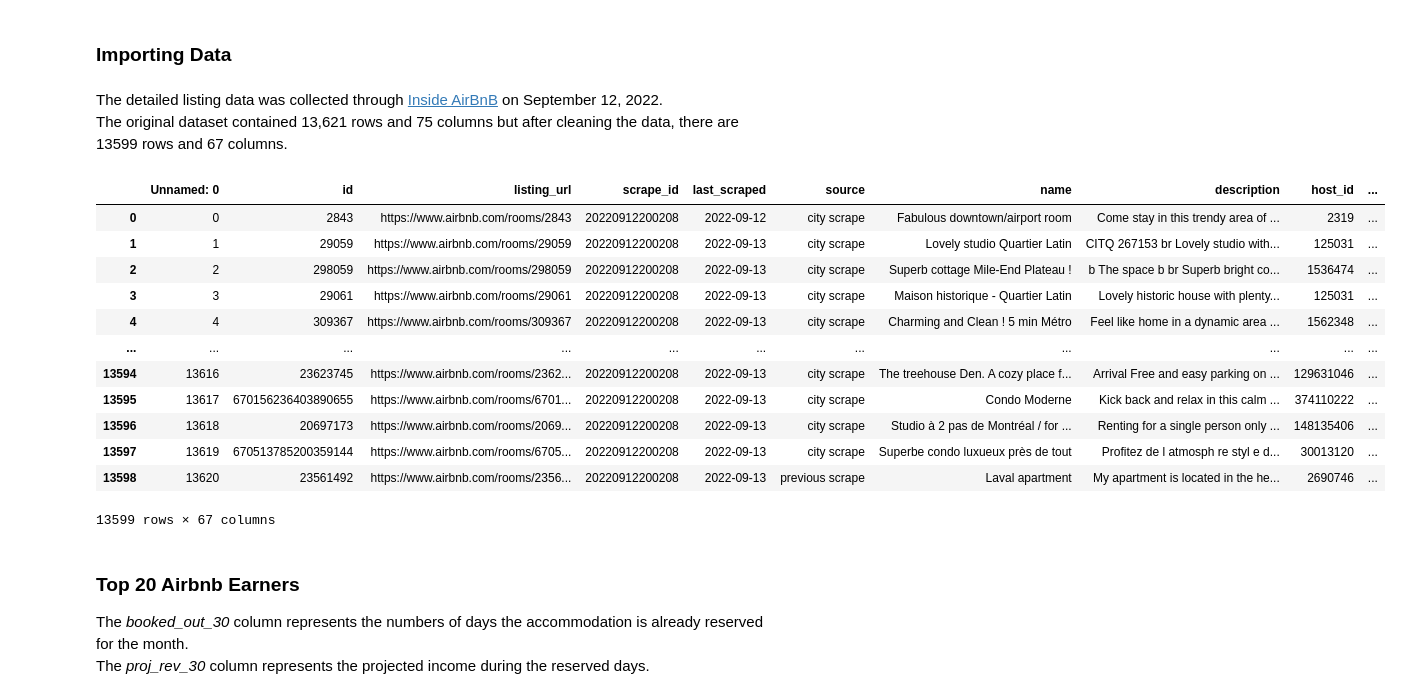
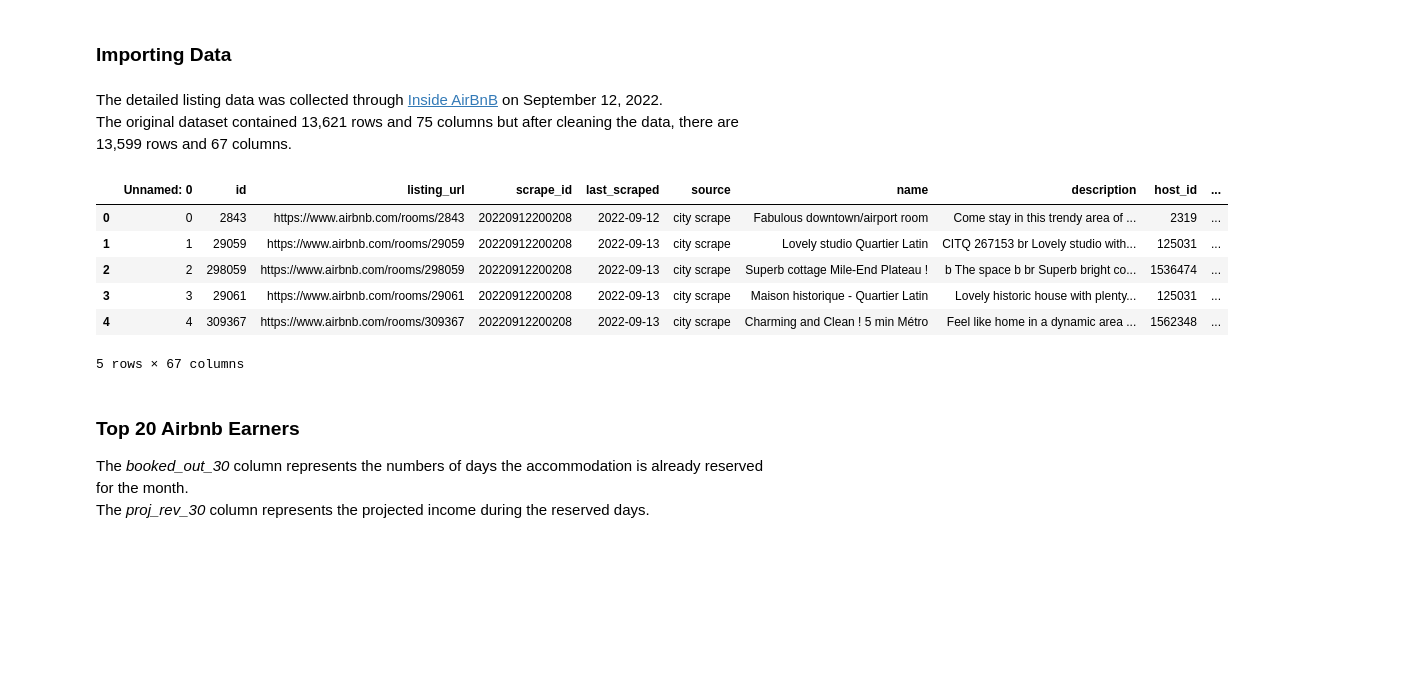
Before and after one commit to sarbjitchoong/airbnb_montreal_sql, a Jupyter notebook: montreal.ipynb, the cells around one changed output. Saved outputs shown, nothing was run; the diff lists cells and outputs as text; code cells hidden in the pictures; blank space fills up the shorter version.

```diff
--- a/montreal.ipynb
+++ b/montreal.ipynb
@@ -16,26 +16,20 @@ import sqlite3
 ### Importing Data
 # %% [markdown]
 The detailed listing data was collected through [Inside AirBnB](http://insideairbnb.com/get-the-data/) on September 12, 2022.
-<br> The original dataset contained 13,621 rows and 75 columns but after cleaning the data, there are 13599 rows and 67 columns.
+<br> The original dataset contained 13,621 rows and 75 columns but after cleaning the data, there are 13,599 rows and 67 columns.
 # %%
 df = pd.read_csv('../Airbnb_Montreal/cleaned_airbnb.csv')
 conn = sqlite3.connect('df.sqlite')
 df.to_sql('df',con=conn,index=False,if_exists='replace')
-df
+df.head()
 # %% [output]
 |  | Unnamed: 0 | id | listing_url | scrape_id | last_scraped | source | name | description | host_id | ... |
 | 0 | 0 | 2843 | https://www.airbnb.com/rooms/2843 | 20220912200208 | 2022-09-12 | city scrape | Fabulous downtown/airport room | Come stay in this trendy area of ... | 2319 | ... |
 | 1 | 1 | 29059 | https://www.airbnb.com/rooms/29059 | 20220912200208 | 2022-09-13 | city scrape | Lovely studio Quartier Latin | CITQ 267153 br Lovely studio with... | 125031 | ... |
 | 2 | 2 | 298059 | https://www.airbnb.com/rooms/298059 | 20220912200208 | 2022-09-13 | city scrape | Superb cottage Mile-End Plateau ! | b The space b br Superb bright co... | 1536474 | ... |
 | 3 | 3 | 29061 | https://www.airbnb.com/rooms/29061 | 20220912200208 | 2022-09-13 | city scrape | Maison historique - Quartier Latin | Lovely historic house with plenty... | 125031 | ... |
 | 4 | 4 | 309367 | https://www.airbnb.com/rooms/309367 | 20220912200208 | 2022-09-13 | city scrape | Charming and Clean ! 5 min Métro | Feel like home in a dynamic area ... | 1562348 | ... |
-| ... | ... | ... | ... | ... | ... | ... | ... | ... | ... | ... |
-| 13594 | 13616 | 23623745 | https://www.airbnb.com/rooms/2362... | 20220912200208 | 2022-09-13 | city scrape | The treehouse Den. A cozy place f... | Arrival Free and easy parking on ... | 129631046 | ... |
-| 13595 | 13617 | 670156236403890655 | https://www.airbnb.com/rooms/6701... | 20220912200208 | 2022-09-13 | city scrape | Condo Moderne | Kick back and relax in this calm ... | 374110222 | ... |
-| 13596 | 13618 | 20697173 | https://www.airbnb.com/rooms/2069... | 20220912200208 | 2022-09-13 | city scrape | Studio à 2 pas de Montréal / for ... | Renting for a single person only ... | 148135406 | ... |
-| 13597 | 13619 | 670513785200359144 | https://www.airbnb.com/rooms/6705... | 20220912200208 | 2022-09-13 | city scrape | Superbe condo luxueux près de tout | Profitez de l atmosph re styl e d... | 30013120 | ... |
-| 13598 | 13620 | 23561492 | https://www.airbnb.com/rooms/2356... | 20220912200208 | 2022-09-13 | previous scrape | Laval apartment | My apartment is located in the he... | 2690746 | ... |
-13599 rows × 67 columns
+5 rows × 67 columns
 # %% [markdown]
 ### Top 20 Airbnb Earners
 The *booked_out_30* column represents the numbers of days the accommodation is already reserved for the month.
```
